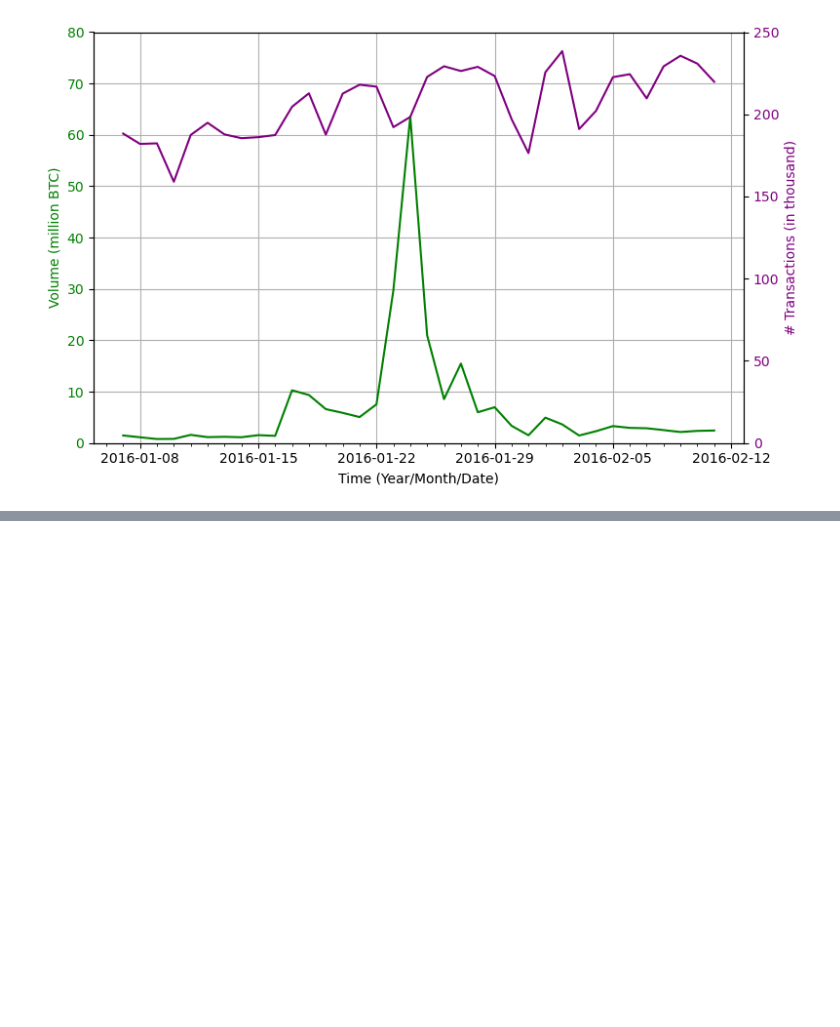
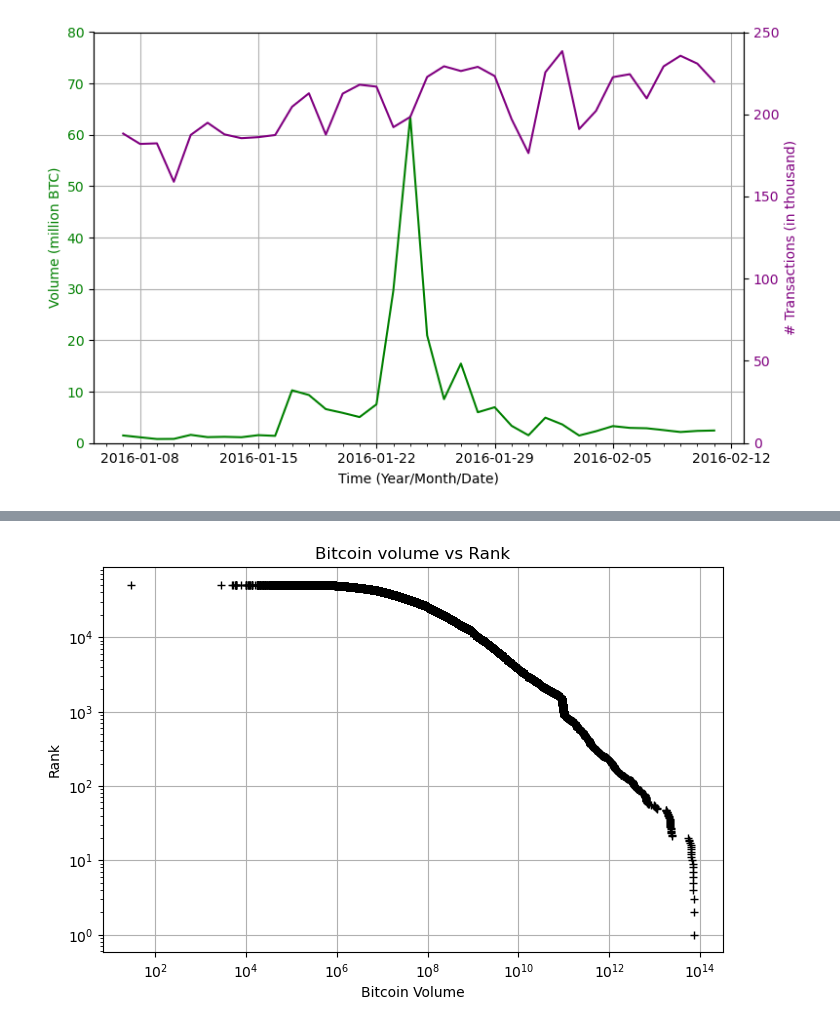
Before and after one commit to trsdimi/big-data, a Jupyter notebook: main.ipynb, the cells around one changed output, grey strips where cells are left out. Drawn from its saved outputs; the diff is of its cells as text; code cells hidden in the pictures; blank space fills up the shorter version.

```diff
--- a/main.ipynb
+++ b/main.ipynb
@@ -553,3 +554,22 @@ ax2.set_ylim(ymin=0, ymax=250)
 fig.tight_layout()  # otherwise the right y-label is slightly clipped
 # %% [output]
 [figure]
+# %%
+# get data about transactions from 21st to 28th January 2016
+data21 = pd.read_csv('egc2024/networks/2016-1-21.csv')
+data22 = pd.read_csv('egc2024/networks/2016-1-22.csv')
+data23 = pd.read_csv('egc2024/networks/2016-1-23.csv')
+data24 = pd.read_csv('egc2024/networks/2016-1-24.csv')
+data25 = pd.read_csv('egc2024/networks/2016-1-25.csv')
+data26 = pd.read_csv('egc2024/networks/2016-1-26.csv')
+data27 = pd.read_csv('egc2024/networks/2016-1-27.csv')
+
+week_data = pd.concat([data21, data22, data23, data24, data25, data26, data27], axis=0)
+
+week_data = week_data.sort_values('value', ascending=False)
+
+week_data = week_data.reset_index()
+
+week_data = week_data.drop('index', axis=1)
+
+week_data
@@ -555,0 +590,15 @@ fig.tight_layout()  # otherwise the right y-label is slightly clipped
+# %%
+plt.figure(figsize=(8,5))
+
+plt.loglog(week_data['value'], week_data.index, '+', color='black')
+
+plt.title('Bitcoin volume vs Rank')
+plt.xlabel('Bitcoin Volume')
+plt.ylabel('Rank')
+
+plt.grid(True)
+
+# Afficher le graphique
+plt.show()
+# %% [output]
+[figure, added]
```
Also changed, not shown: parts of 5 cells of this notebook.
